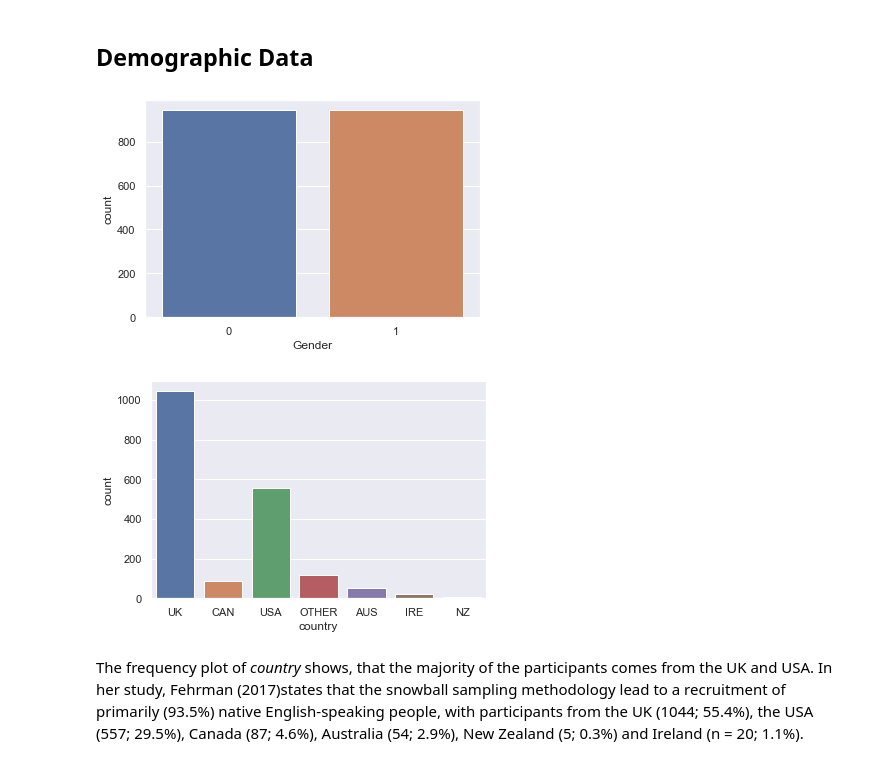
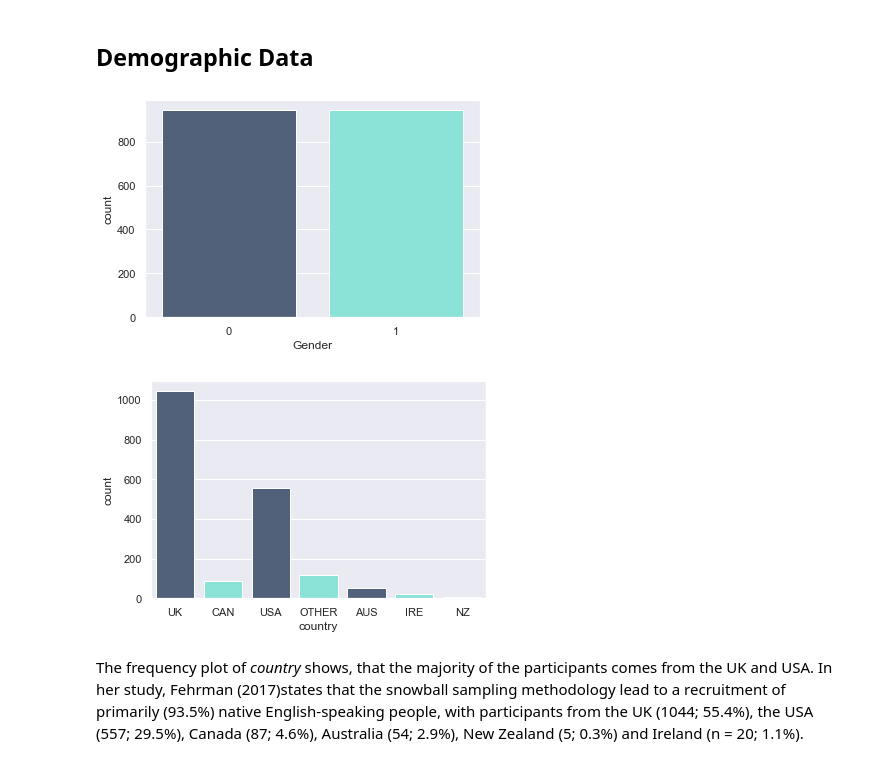
Before and after one commit to CrazyBigFoot/Personality_vs_Risk_of_Drug, a Jupyter notebook: Project2_Mirko.ipynb, the cells around one changed output. Saved outputs shown, nothing was run; the diff lists cells and outputs as text; code cells hidden in the pictures.

```diff
--- a/Project2_Mirko.ipynb
+++ b/Project2_Mirko.ipynb
@@ -244,3 +212,6 @@ drugs
+# %%
+df.drop(columns='Semer', inplace=True)
+drugs.remove('Semer')
 # %% [markdown]
 ## Education
 # %%
@@ -291,12 +256,12 @@ df.rename(columns={'Ascore':'Agreeableness', 'Cscore':'Conscientiousness',
 # %% [markdown]
 ## Demographic Data
 # %%
-sns.countplot(df.Gender);
+sns.countplot(df.Gender, palette=['#4b5f81',"#7df0e0"]);
 # %% [output]
-[figure, old version]
+[figure, new version]
 # %%
-sns.countplot(df['country']);
+sns.countplot(df['country'], palette=['#4b5f81',"#7df0e0"]);
 # %% [output]
-[figure, old version]
+[figure, new version]
 # %% [markdown]
 The frequency plot of *country* shows, that the majority of the participants comes from the UK and USA. In her study, Fehrman (2017)states that the snowball sampling methodology lead to a recruitment of primarily (93.5%) native English-speaking people, with participants from the UK (1044; 55.4%), the USA (557; 29.5%), Canada (87; 4.6%), Australia (54; 2.9%), New Zealand (5; 0.3%) and Ireland (n = 20; 1.1%).
```
Also changed, not shown: parts of 134 cells of this notebook, 12 other files.
